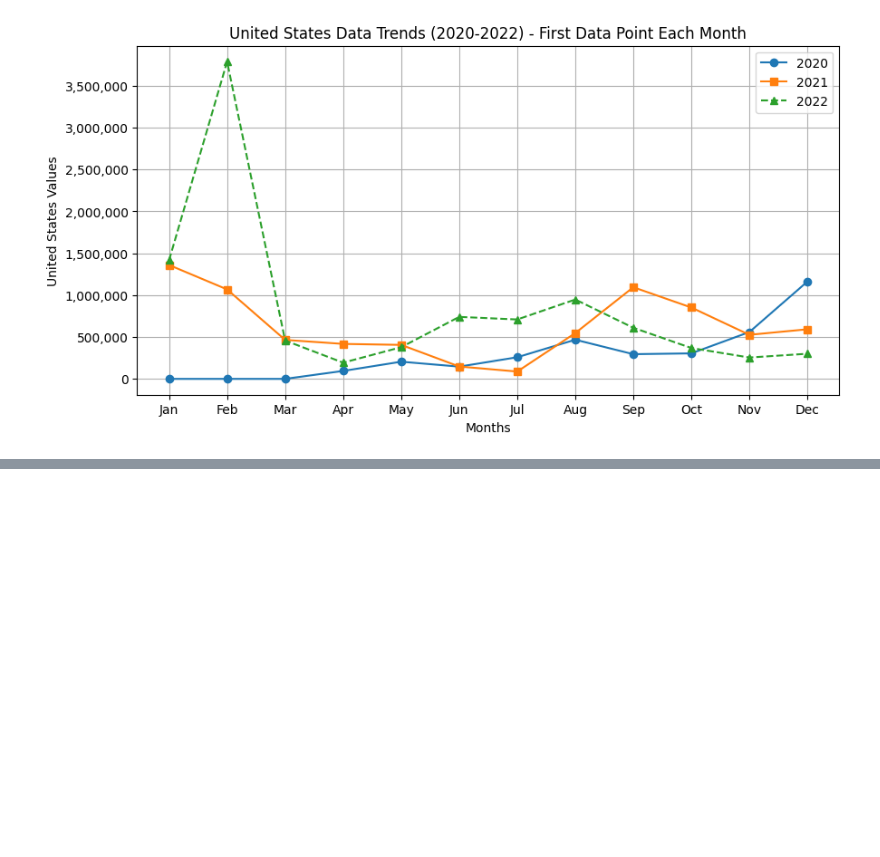
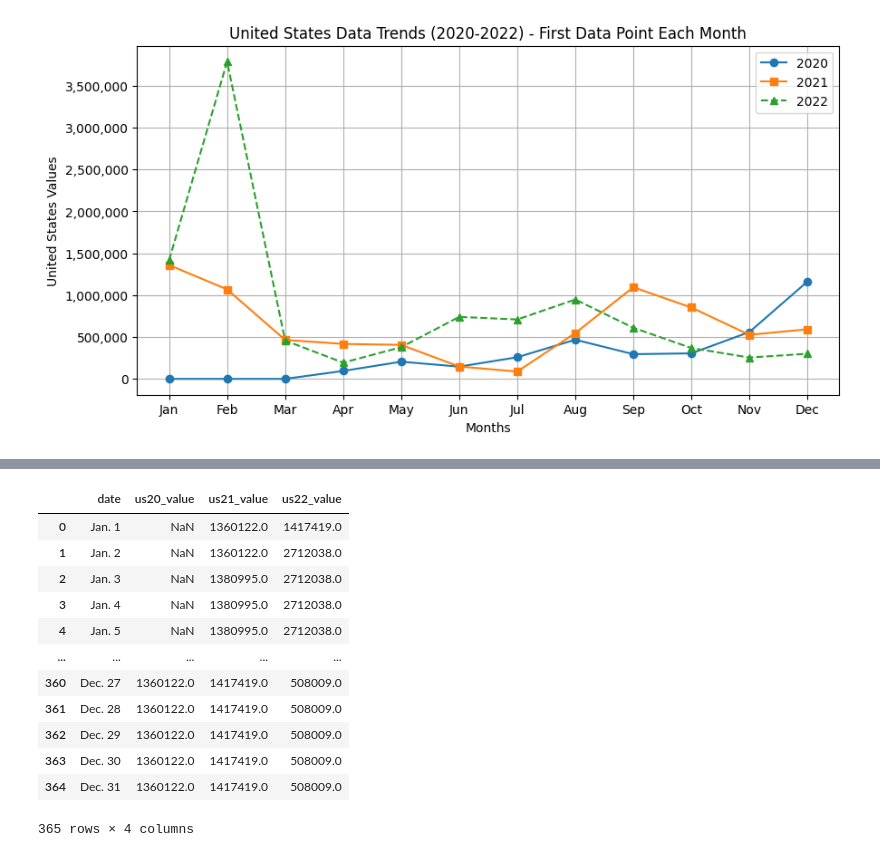
Before and after one commit to miffycheng/Overlook-Here-Is-When-We-Expect-, a Jupyter notebook: covid.ipynb, the cells around one changed output, grey strips where cells are left out. Saved outputs shown, nothing was run; the diff lists cells and outputs as text; code cells hidden in the pictures; blank space fills up the shorter version.

Commit message:
add comments and generate a table for tableau dashboard

```diff
--- a/covid.ipynb
+++ b/covid.ipynb
@@ -154,0 +113,13 @@ See the caveats in the documentation: https://pandas.pydata.org/pandas-docs/stab
+# %%
+#convert to date time
+US_2020['date'] = pd.to_datetime(US_2020['date'])
+US_2021['date'] = pd.to_datetime(US_2021['date'])
+US_2022['date'] = pd.to_datetime(US_2022['date'])
+#set year
+US_2020['year'] = US_2020['date'].dt.year.astype(str)
+US_2021['year'] = US_2021['date'].dt.year.astype(str)
+US_2022['year'] = US_2022['date'].dt.year.astype(str)
+#set date
+US_2020['date'] = US_2020['date'].dt.strftime('%b. ')+US_2020['date'].dt.day.astype(str)
+US_2021['date'] = US_2021['date'].dt.strftime('%b. ')+US_2021['date'].dt.day.astype(str)
+US_2022['date'] = US_2022['date'].dt.strftime('%b. ')+US_2022['date'].dt.day.astype(str)
@@ -154,0 +144,26 @@ See the caveats in the documentation: https://pandas.pydata.org/pandas-docs/stab
+# %%
+US_2020 = US_2020.rename(columns={'United States':'us20_value'})
+US_2021 = US_2021.rename(columns={'United States':'us21_value'})
+US_2022 = US_2022.rename(columns={'United States':'us22_value'})
+US_2020 = US_2020.rename(columns={'year':'2020'})
+US_2021 = US_2021.rename(columns={'year':'2021'})
+US_2022 = US_2022.rename(columns={'year':'2022'})
+# %%
+df_merged = US_2020.merge(US_2021, on=['date'], how='right').merge(US_2022, on=['date'], how='right')
+# %%
+df_merged.drop(columns=['2020','2021','2022'], axis=1, inplace=True)
+df_merged
+# %% [output]
+|  | date | us20_value | us21_value | us22_value |
+| 0 | Jan. 1 | NaN | 1360122.0 | 1417419.0 |
+| 1 | Jan. 2 | NaN | 1360122.0 | 2712038.0 |
+| 2 | Jan. 3 | NaN | 1380995.0 | 2712038.0 |
+| 3 | Jan. 4 | NaN | 1380995.0 | 2712038.0 |
+| 4 | Jan. 5 | NaN | 1380995.0 | 2712038.0 |
+| ... | ... | ... | ... | ... |
+| 360 | Dec. 27 | 1360122.0 | 1417419.0 | 508009.0 |
+| 361 | Dec. 28 | 1360122.0 | 1417419.0 | 508009.0 |
+| 362 | Dec. 29 | 1360122.0 | 1417419.0 | 508009.0 |
+| 363 | Dec. 30 | 1360122.0 | 1417419.0 | 508009.0 |
+| 364 | Dec. 31 | 1360122.0 | 1417419.0 | 508009.0 |
+365 rows × 4 columns
```
Also changed, not shown: parts of 12 cells of this notebook, 1 other file.
